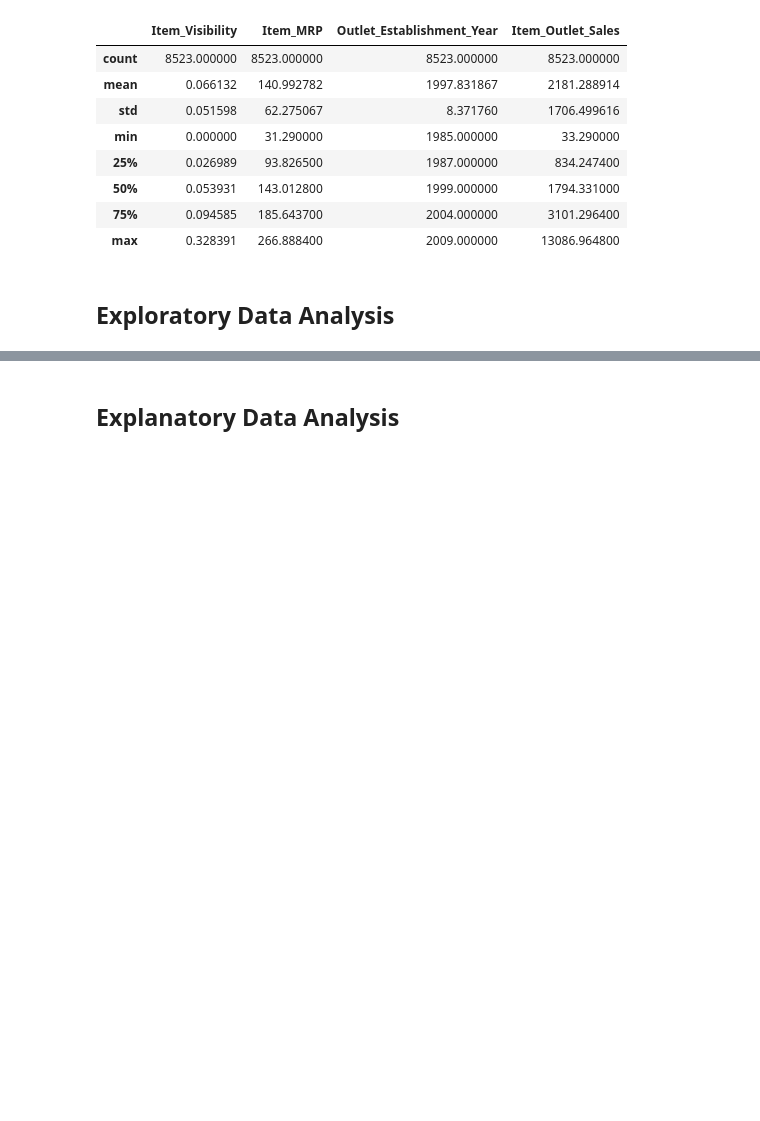
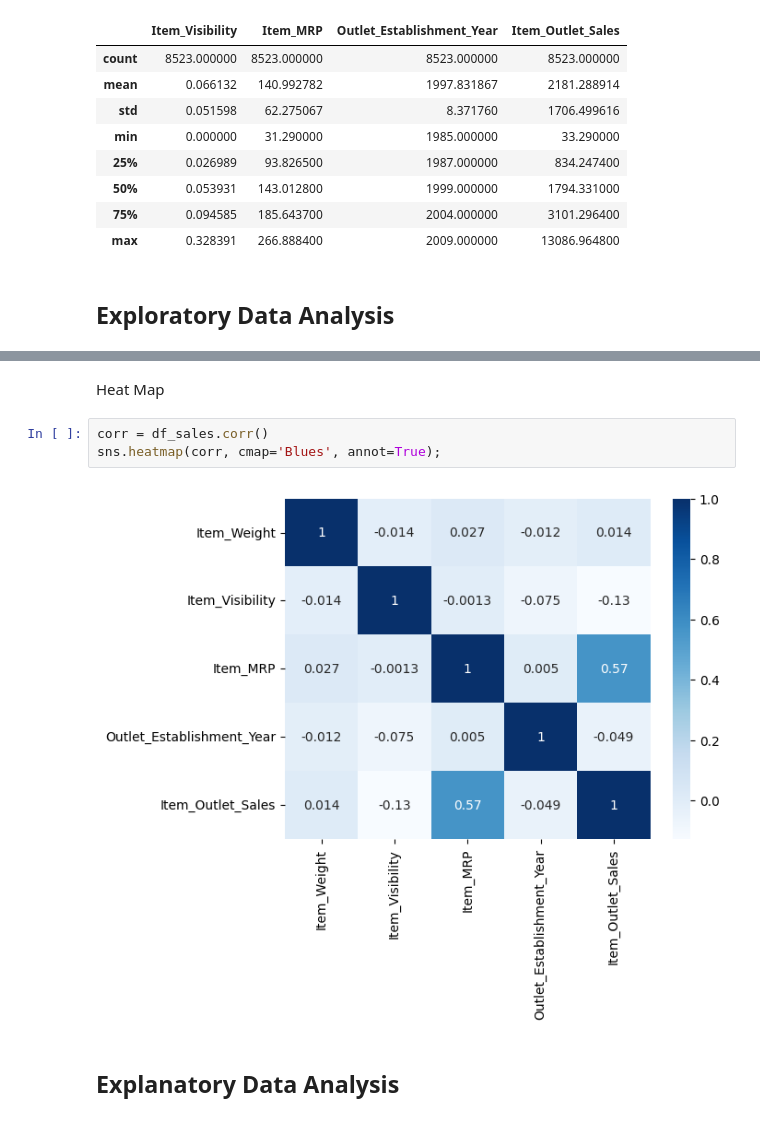
Before and after one commit to DPatt365/Prediction-of-Product-Sales, a Jupyter notebook: SalesPrediction(Project1).ipynb, the cells around one changed output, grey strips where cells are left out. Drawn from its saved outputs; the diff is of its cells as text; blank space fills up the shorter version.

```diff
--- a/SalesPrediction(Project1).ipynb
+++ b/SalesPrediction(Project1).ipynb
@@ -214,2 +248,9 @@ df_sales.describe(include="number")
+# %% [markdown]
+Heat Map
+# %%
+corr = df_sales.corr()
+sns.heatmap(corr, cmap='Blues', annot=True);
+# %% [output]
+[figure, added]
 # %% [markdown]
 ## Explanatory Data Analysis
```
Also changed, not shown: parts of 9 cells of this notebook.
